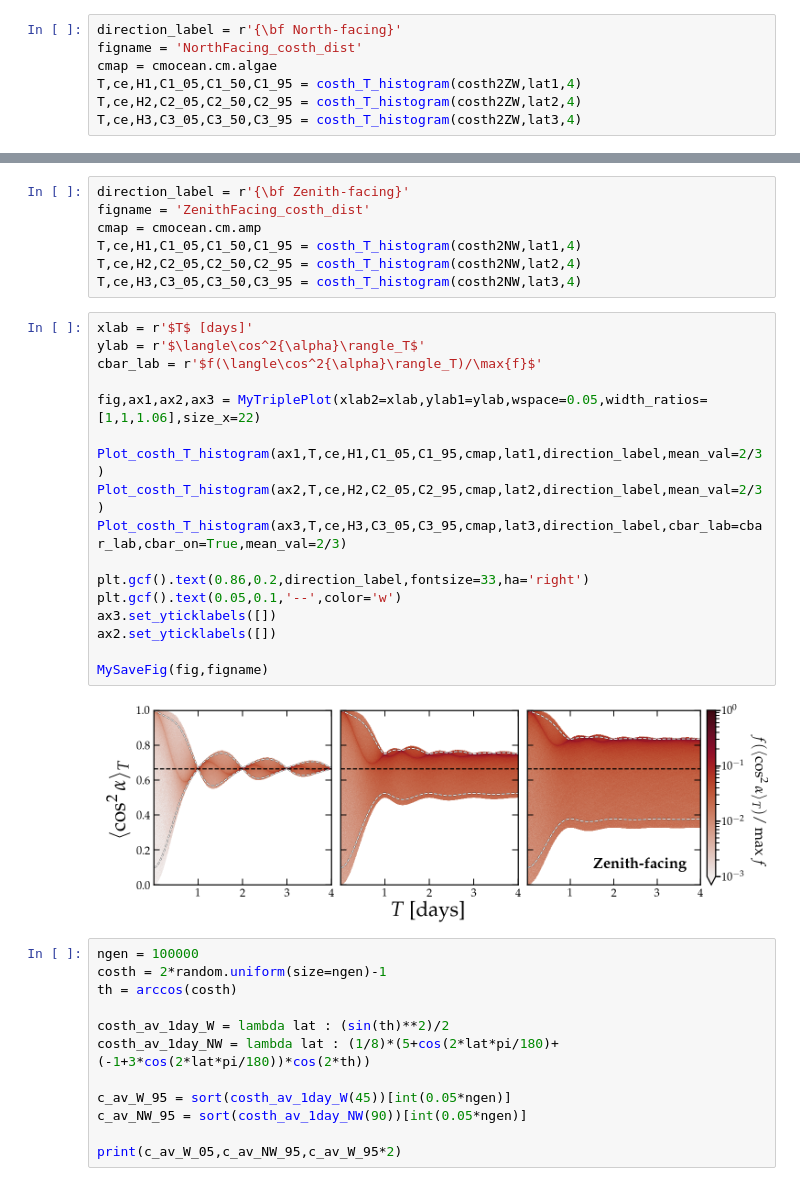
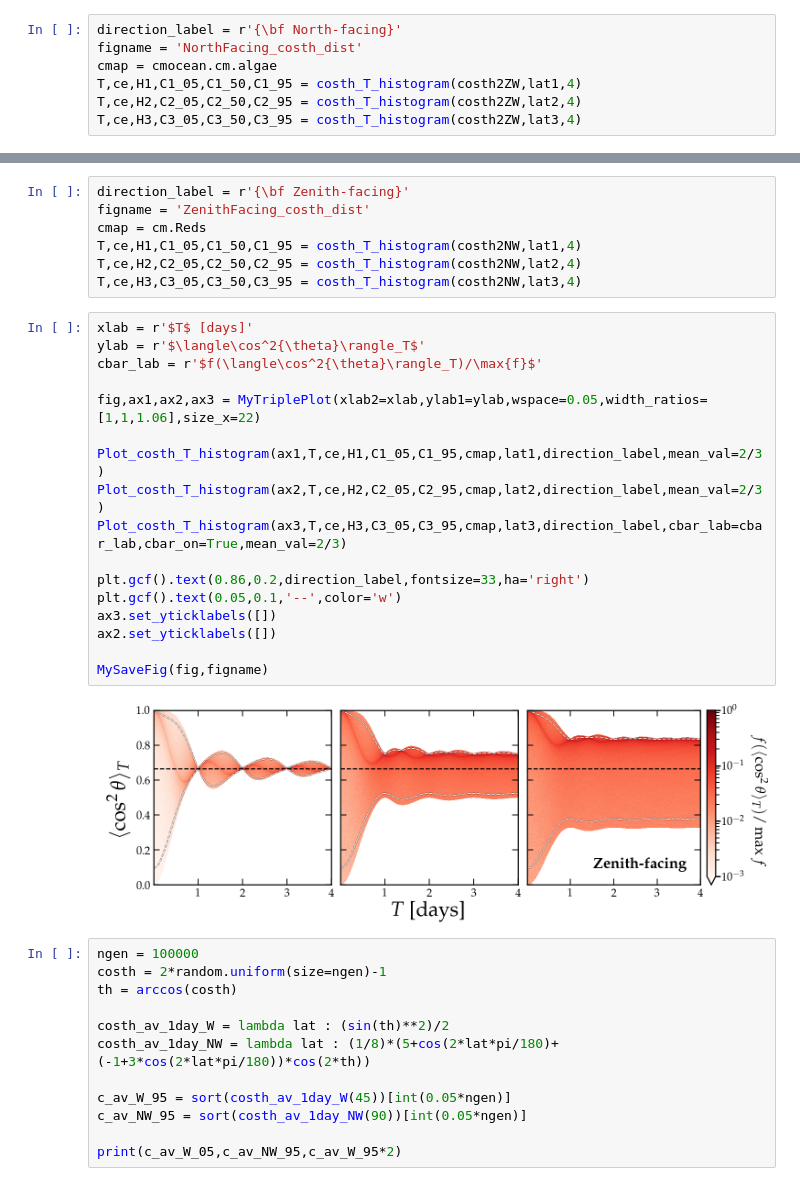
Before and after one commit to cajohare/DarkPhotonCookbook, a Jupyter notebook: code/Polarisation_angles.ipynb, the cells around one changed output, grey strips where cells are left out. Cells and saved outputs as stored; diff of their text form.

```diff
--- a/code/Polarisation_angles.ipynb
+++ b/code/Polarisation_angles.ipynb
@@ -180,29 +178,29 @@ MySaveFig(fig,figname)
 # %%
 direction_label = r'{\bf Zenith-facing}'
 figname = 'ZenithFacing_costh_dist'
-cmap = cmocean.cm.amp
+cmap = cm.Reds
 T,ce,H1,C1_05,C1_50,C1_95 = costh_T_histogram(costh2NW,lat1,4)
 T,ce,H2,C2_05,C2_50,C2_95 = costh_T_histogram(costh2NW,lat2,4)
 T,ce,H3,C3_05,C3_50,C3_95 = costh_T_histogram(costh2NW,lat3,4)
 # %%
 xlab = r'$T$ [days]'
-ylab = r'$\langle\cos^2{\alpha}\rangle_T$'
-cbar_lab = r'$f(\langle\cos^2{\alpha}\rangle_T)/\max{f}$'
+ylab = r'$\langle\cos^2{\theta}\rangle_T$'
+cbar_lab = r'$f(\langle\cos^2{\theta}\rangle_T)/\max{f}$'
 
 fig,ax1,ax2,ax3 = MyTriplePlot(xlab2=xlab,ylab1=ylab,wspace=0.05,width_ratios=[1,1,1.06],size_x=22)
 
 Plot_costh_T_histogram(ax1,T,ce,H1,C1_05,C1_95,cmap,lat1,direction_label,mean_val=2/3)
 Plot_costh_T_histogram(ax2,T,ce,H2,C2_05,C2_95,cmap,lat2,direction_label,mean_val=2/3)
 Plot_costh_T_histogram(ax3,T,ce,H3,C3_05,C3_95,cmap,lat3,direction_label,cbar_lab=cbar_lab,cbar_on=True,mean_val=2/3)
 
 plt.gcf().text(0.86,0.2,direction_label,fontsize=33,ha='right')
 plt.gcf().text(0.05,0.1,'--',color='w')
 ax3.set_yticklabels([])
 ax2.set_yticklabels([])
 
 MySaveFig(fig,figname)
 # %% [output]
-[figure, old version]
+[figure, new version]
 # %%
 ngen = 100000
 costh = 2*random.uniform(size=ngen)-1
```
Also changed, not shown: parts of 7 cells of this notebook, 45 other files.
